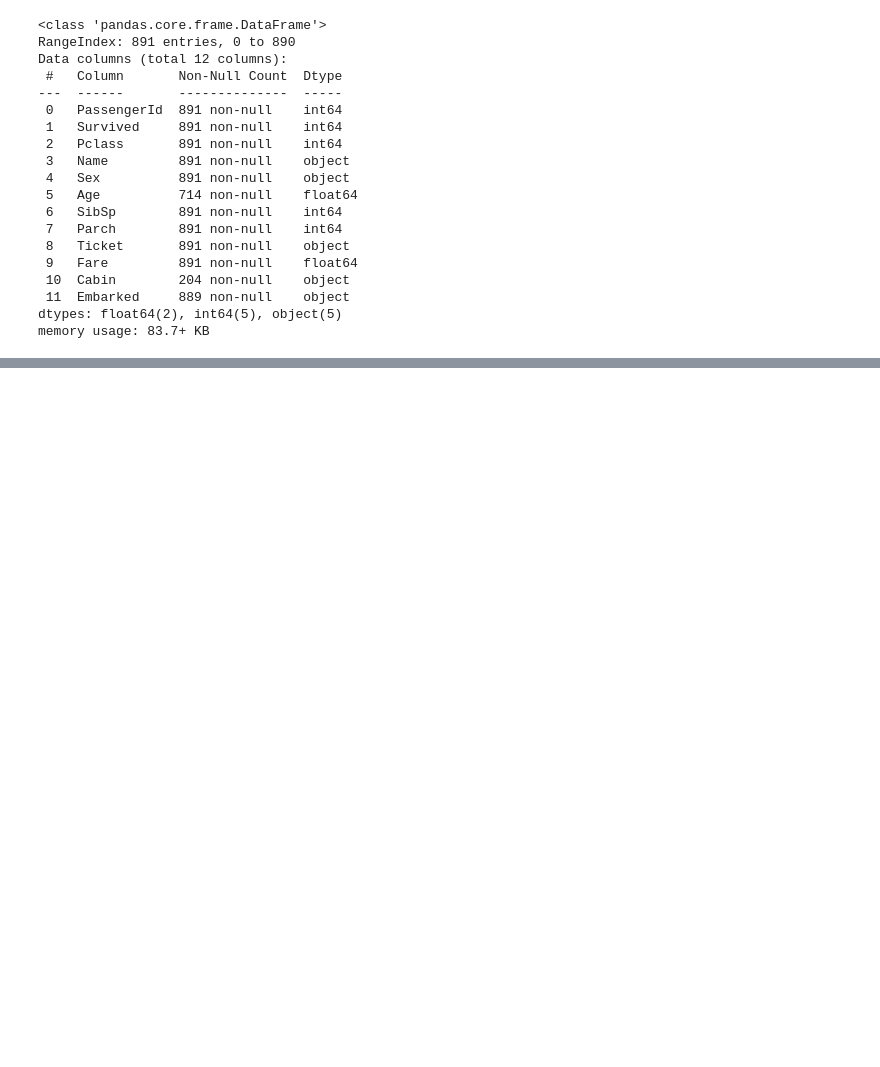
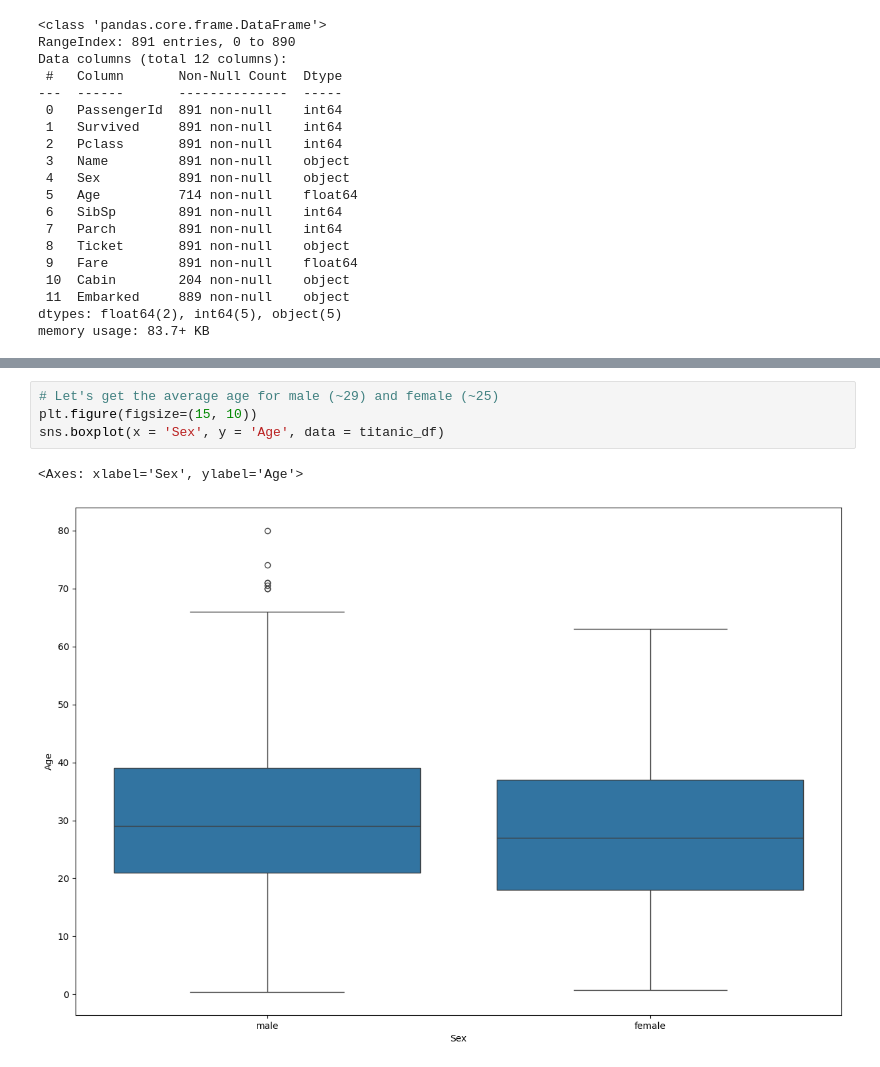
Before and after one commit to disha526/Titanic-Survival-Prediction-Using-Machine-Learning, a Jupyter notebook: Titanic_Survival_Prediction_Using_Machine_Learning.ipynb, the cells around one changed output, grey strips where cells are left out. Cells and saved outputs as stored; diff of their text form; blank space fills up the shorter version.

```diff
--- a/Titanic_Survival_Prediction_Using_Machine_Learning.ipynb
+++ b/Titanic_Survival_Prediction_Using_Machine_Learning.ipynb
@@ -104,0 +157,7 @@ memory usage: 83.7+ KB
+# %%
+# Let's get the average age for male (~29) and female (~25)
+plt.figure(figsize=(15, 10))
+sns.boxplot(x = 'Sex', y = 'Age', data = titanic_df)
+# %% [output]
+<Axes: xlabel='Sex', ylabel='Age'>
+[figure, added]
```
Also changed, not shown: parts of 19 cells of this notebook.
